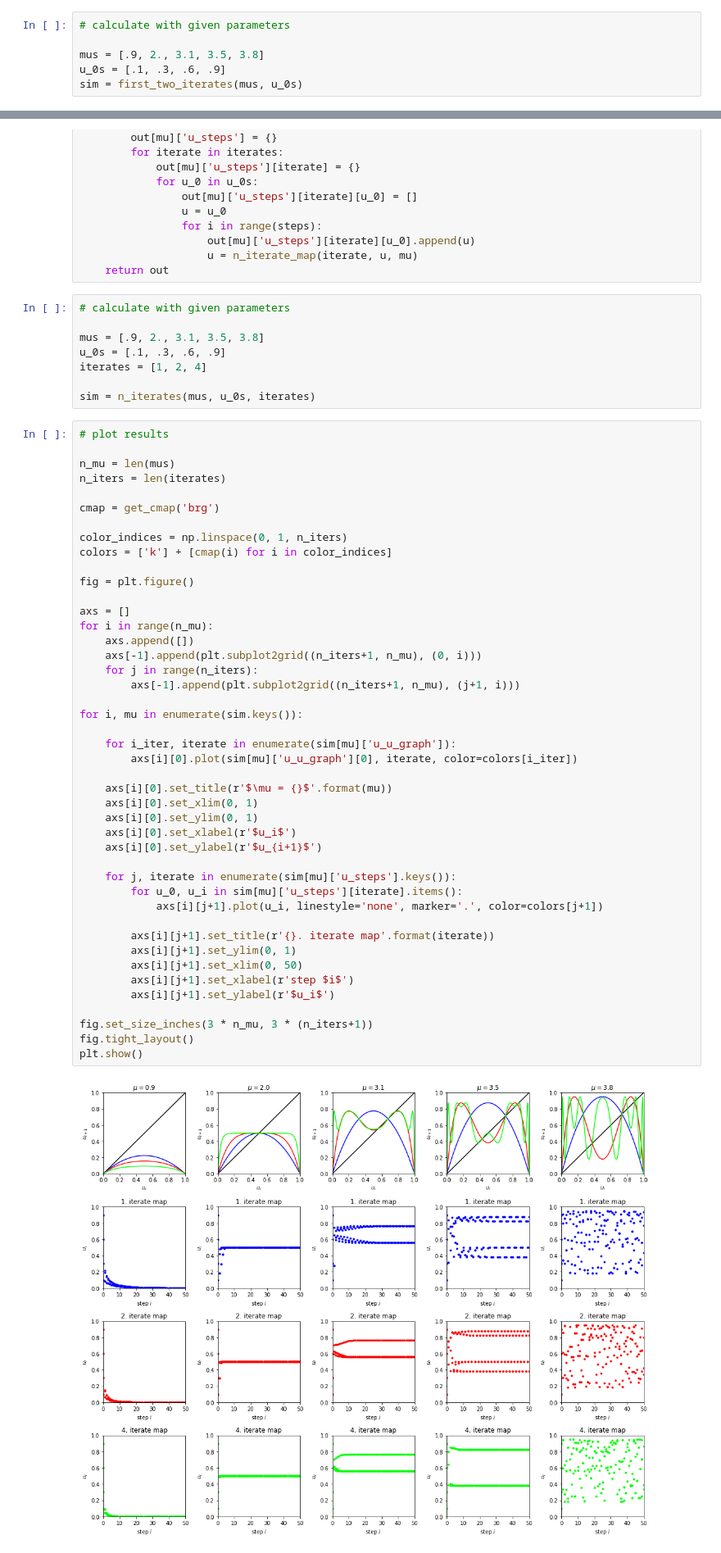
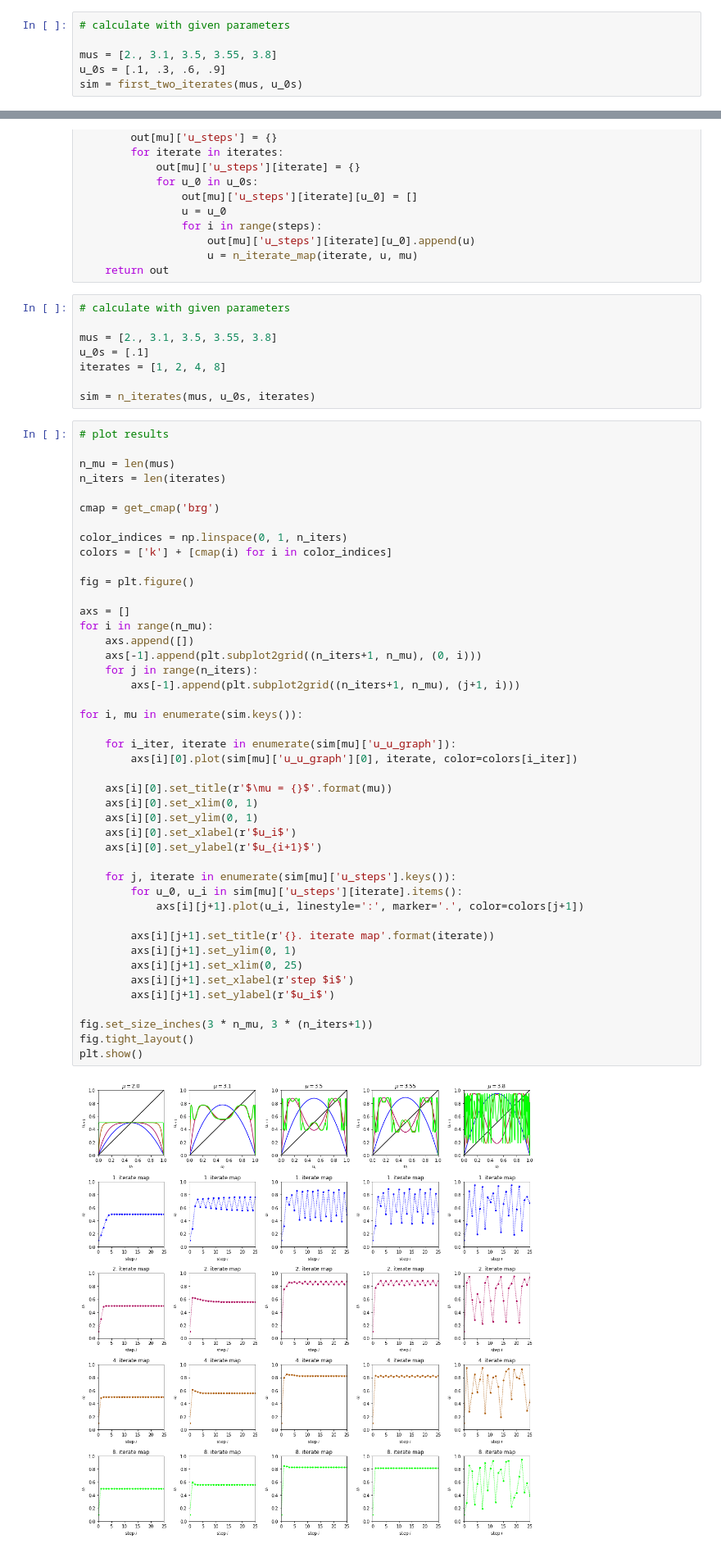
Before and after one commit to ManshaP/CCEES, a Jupyter notebook: exercise_2/1_second_iterate.ipynb, the cells around one changed output, grey strips where cells are left out. Shown at 82% size. Drawn from its saved outputs; the diff is of its cells as text.

```diff
--- a/exercise_2/1_second_iterate.ipynb
+++ b/exercise_2/1_second_iterate.ipynb
@@ -61,7 +61,7 @@ def first_two_iterates(mus, u_0s, steps=100):
 # %%
 # calculate with given parameters
 
-mus = [.9, 2., 3.1, 3.5, 3.8]
+mus = [2., 3.1, 3.5, 3.55, 3.8]
 u_0s = [.1, .3, .6, .9]
 sim = first_two_iterates(mus, u_0s)
 # %%
@@ -141,9 +141,9 @@ def n_iterates(mus, u_0s, iterates=[0, 1, 2, 4], steps=100):
 # %%
 # calculate with given parameters
 
-mus = [.9, 2., 3.1, 3.5, 3.8]
-u_0s = [.1, .3, .6, .9]
-iterates = [1, 2, 4]
+mus = [2., 3.1, 3.5, 3.55, 3.8]
+u_0s = [.1]
+iterates = [1, 2, 4, 8]
 
 sim = n_iterates(mus, u_0s, iterates)
 # %%
@@ -162,33 +162,33 @@ fig = plt.figure()
 axs = []
 for i in range(n_mu):
     axs.append([])
     axs[-1].append(plt.subplot2grid((n_iters+1, n_mu), (0, i)))
     for j in range(n_iters):
         axs[-1].append(plt.subplot2grid((n_iters+1, n_mu), (j+1, i)))
 
 for i, mu in enumerate(sim.keys()):
 
     for i_iter, iterate in enumerate(sim[mu]['u_u_graph']):
         axs[i][0].plot(sim[mu]['u_u_graph'][0], iterate, color=colors[i_iter])
 
     axs[i][0].set_title(r'$\mu = {}$'.format(mu))
     axs[i][0].set_xlim(0, 1)
     axs[i][0].set_ylim(0, 1)
     axs[i][0].set_xlabel(r'$u_i$')
     axs[i][0].set_ylabel(r'$u_{i+1}$')
 
     for j, iterate in enumerate(sim[mu]['u_steps'].keys()):
         for u_0, u_i in sim[mu]['u_steps'][iterate].items():
-            axs[i][j+1].plot(u_i, linestyle='none', marker='.', color=colors[j+1])
+            axs[i][j+1].plot(u_i, linestyle=':', marker='.', color=colors[j+1])
 
         axs[i][j+1].set_title(r'{}. iterate map'.format(iterate))
         axs[i][j+1].set_ylim(0, 1)
-        axs[i][j+1].set_xlim(0, 50)
+        axs[i][j+1].set_xlim(0, 25)
         axs[i][j+1].set_xlabel(r'step $i$')
         axs[i][j+1].set_ylabel(r'$u_i$')
 
 fig.set_size_inches(3 * n_mu, 3 * (n_iters+1))
 fig.tight_layout()
 plt.show()
 # %% [output]
-[figure, old version]
+[figure, new version]
```
Also changed, not shown: parts of 2 cells of this notebook.
